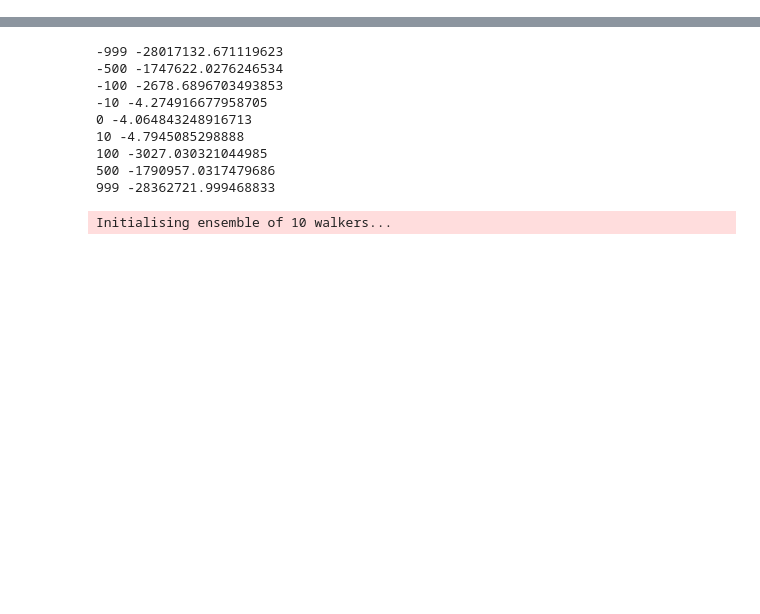
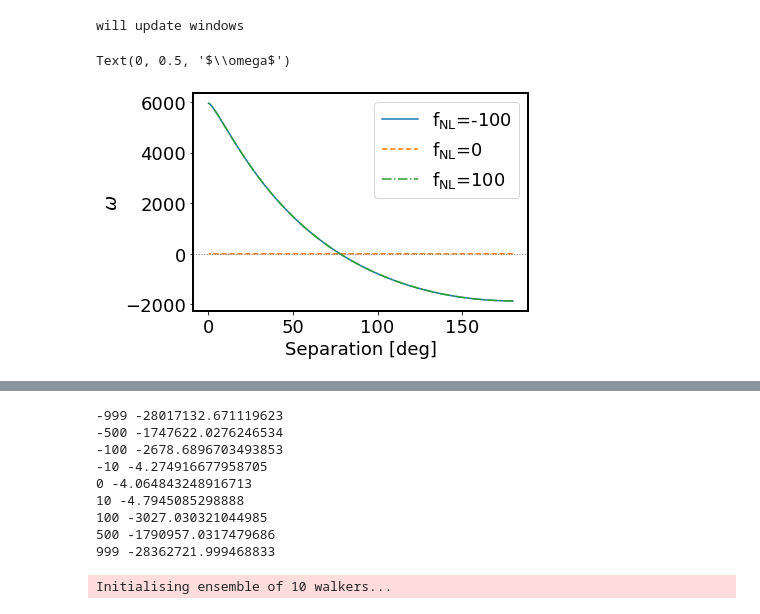
Before and after one commit to mehdirezaie/FFTLog-and-beyond, a Jupyter notebook: notebook/MCMC-partialsky.ipynb, the cells around one changed output, grey strips where cells are left out. Saved outputs shown, nothing was run; the diff lists cells and outputs as text; code cells hidden in the pictures; blank space fills up the shorter version.

```diff
--- a/notebook/MCMC-partialsky.ipynb
+++ b/notebook/MCMC-partialsky.ipynb
@@ -53,0 +92,23 @@ plt.savefig('mocks_model.png', dpi=300, bbox_inches='tight')
+# %%
+ls = ['-', '--', '-.']
+
+for i, fNL in enumerate([-100, 0, 100]):
+
+    cl_null = model(el_m, fNL)
+    cl_null[0] = 0
+    plt.plot(np.rad2deg(np.arccos(wd.x)),
+             wd.cl2xi(el_m, cl_null),
+             label=r'f$_{\rm NL}$=%d'%fNL, ls=ls[i])
+
+plt.axhline(0.0, ls=':', lw=1, color='grey')
+# plt.ylim(-0.0001, 0.0001)
+# plt.xscale('log')
+# plt.yscale('log')
+plt.legend()
+plt.xlabel('Separation [deg]')
+plt.ylabel(r'$\omega$')
+# plt.savefig('omega_fnl.png', dpi=300, bbox_inches='tight')
+# %% [output]
+will update windows
+Text(0, 0.5, '$\\omega$')
+[figure, added]
```
Also changed, not shown: parts of 15 cells of this notebook, 8 other files.
